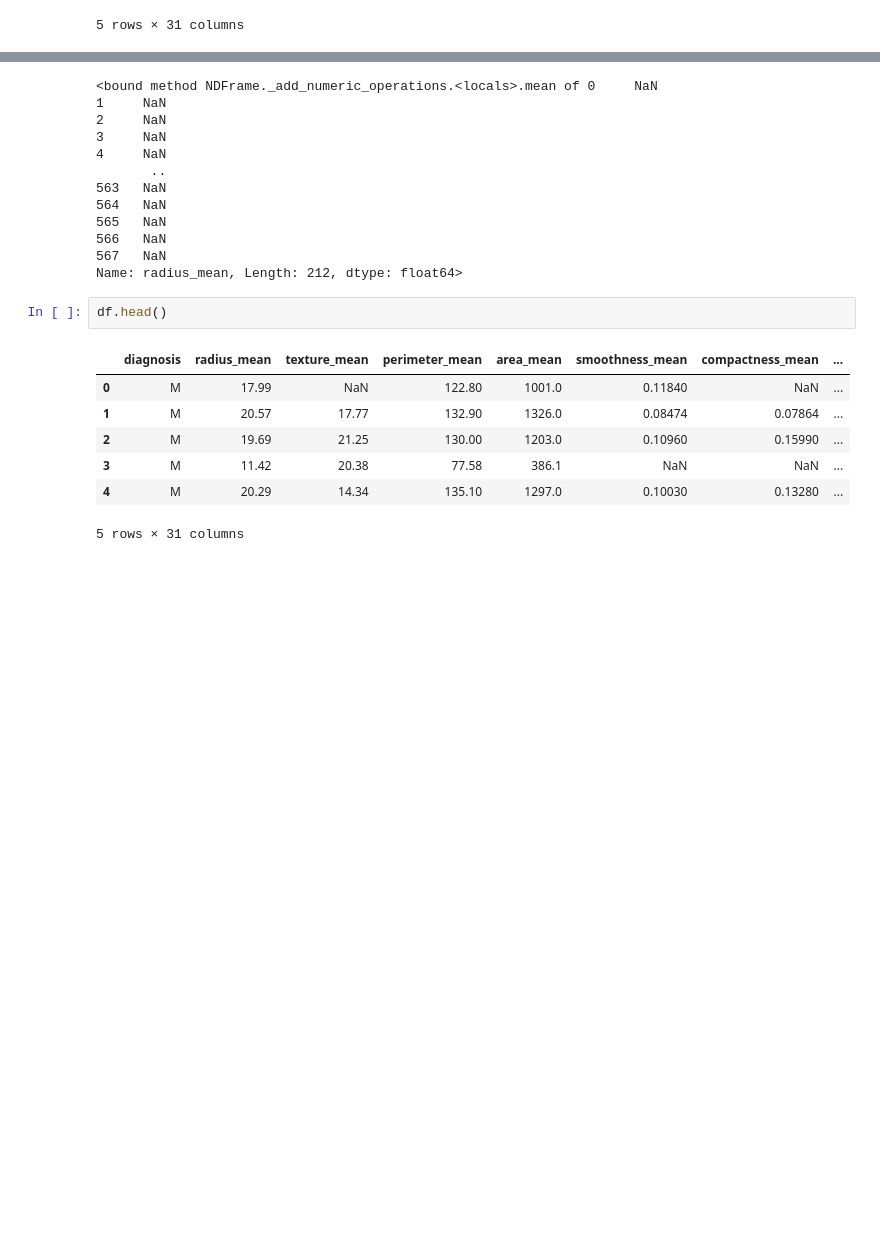
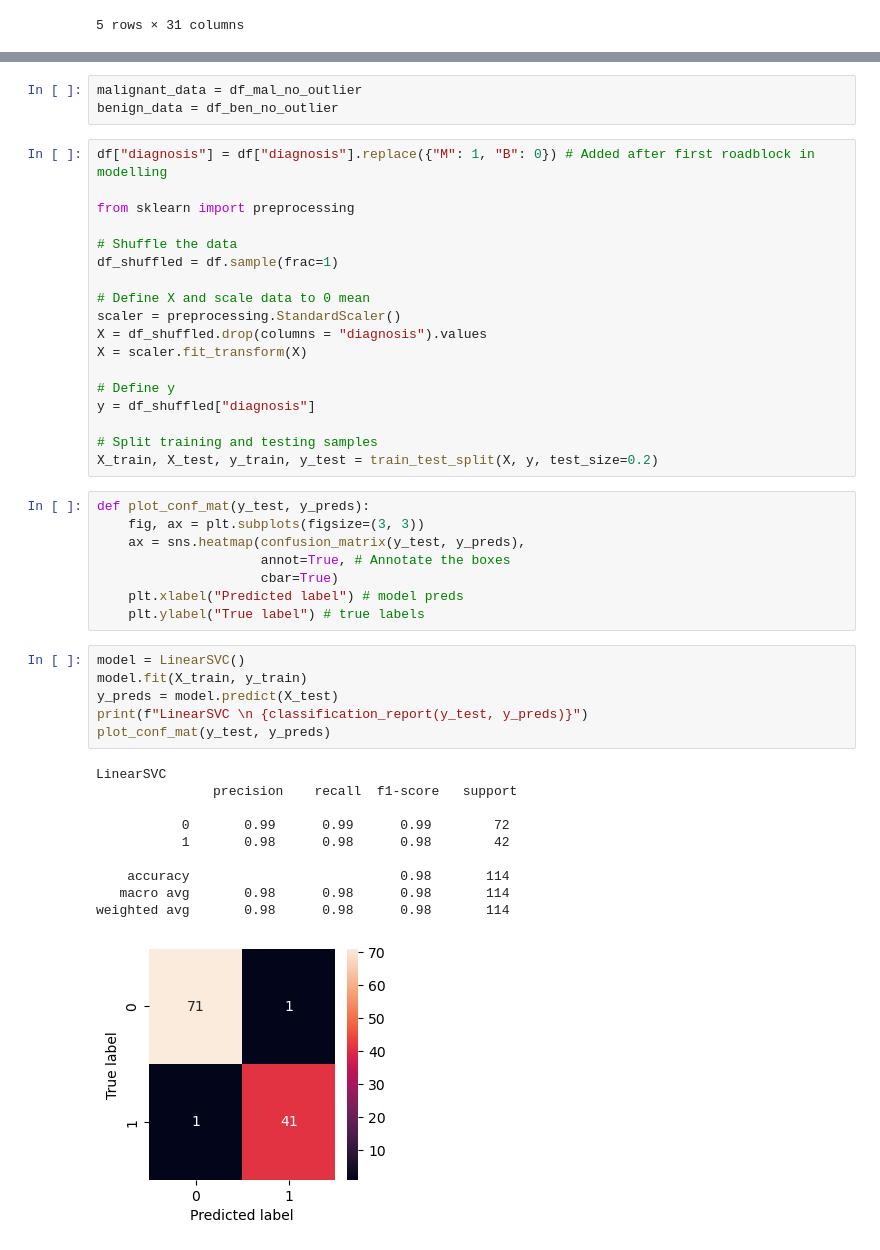
Before and after one commit to calvinyoon/DataScience, a Jupyter notebook: ML Binary Classification Tumor Type.ipynb, the cells around one changed output, grey strips where cells are left out. Drawn from its saved outputs; the diff is of its cells as text; blank space fills up the shorter version.

```diff
--- a/ML Binary Classification Tumor Type.ipynb
+++ b/ML Binary Classification Tumor Type.ipynb
@@ -327,24 +368,46 @@ See the caveats in the documentation: https://pandas.pydata.org/pandas-docs/stab
+# %%
+malignant_data = df_mal_no_outlier
+benign_data = df_ben_no_outlier
+# %%
+df["diagnosis"] = df["diagnosis"].replace({"M": 1, "B": 0}) # Added after first roadblock in modelling
+
+from sklearn import preprocessing
+
+# Shuffle the data
+df_shuffled = df.sample(frac=1)
+
+# Define X and scale data to 0 mean
+scaler = preprocessing.StandardScaler()
+X = df_shuffled.drop(columns = "diagnosis").values
+X = scaler.fit_transform(X)
+
+# Define y
+y = df_shuffled["diagnosis"]
+
+# Split training and testing samples
+X_train, X_test, y_train, y_test = train_test_split(X, y, test_size=0.2)
 # %%
+def plot_conf_mat(y_test, y_preds):
+    fig, ax = plt.subplots(figsize=(3, 3))
+    ax = sns.heatmap(confusion_matrix(y_test, y_preds),
+                     annot=True, # Annotate the boxes
+                     cbar=True)
+    plt.xlabel("Predicted label") # model preds
+    plt.ylabel("True label") # true labels
-# %% [output]
-<bound method NDFrame._add_numeric_operations.<locals>.mean of 0     NaN
-1     NaN
-2     NaN
-3     NaN
-4     NaN
-       ..
-563   NaN
-564   NaN
-565   NaN
-566   NaN
-567   NaN
-Name: radius_mean, Length: 212, dtype: float64>
 # %%
-df.head()
+model = LinearSVC()
+model.fit(X_train, y_train)
+y_preds = model.predict(X_test)
+print(f"LinearSVC \n {classification_report(y_test, y_preds)}")
+plot_conf_mat(y_test, y_preds)
 # %% [output]
-|  | diagnosis | radius_mean | texture_mean | perimeter_mean | area_mean | smoothness_mean | compactness_mean | ... |
-| 0 | M | 17.99 | NaN | 122.80 | 1001.0 | 0.11840 | NaN | ... |
-| 1 | M | 20.57 | 17.77 | 132.90 | 1326.0 | 0.08474 | 0.07864 | ... |
-| 2 | M | 19.69 | 21.25 | 130.00 | 1203.0 | 0.10960 | 0.15990 | ... |
-| 3 | M | 11.42 | 20.38 | 77.58 | 386.1 | NaN | NaN | ... |
-| 4 | M | 20.29 | 14.34 | 135.10 | 1297.0 | 0.10030 | 0.13280 | ... |
-5 rows × 31 columns
+LinearSVC
+               precision    recall  f1-score   support
+
+           0       0.99      0.99      0.99        72
+           1       0.98      0.98      0.98        42
+
+    accuracy                           0.98       114
+   macro avg       0.98      0.98      0.98       114
+weighted avg       0.98      0.98      0.98       114
+[figure, added]
```
Also changed, not shown: parts of 8 cells of this notebook.
